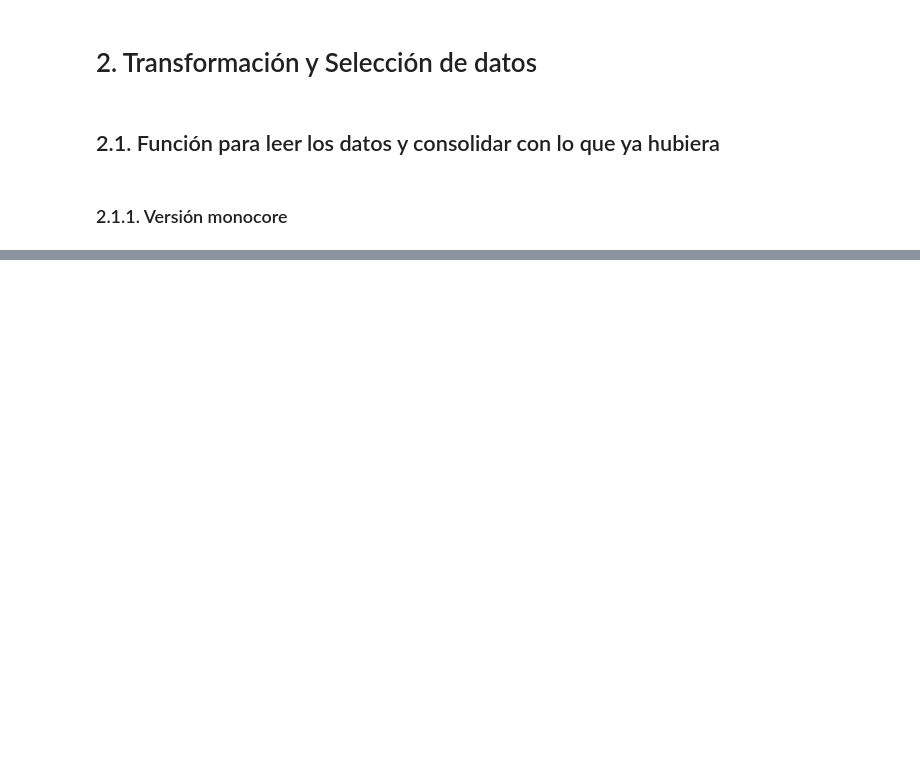
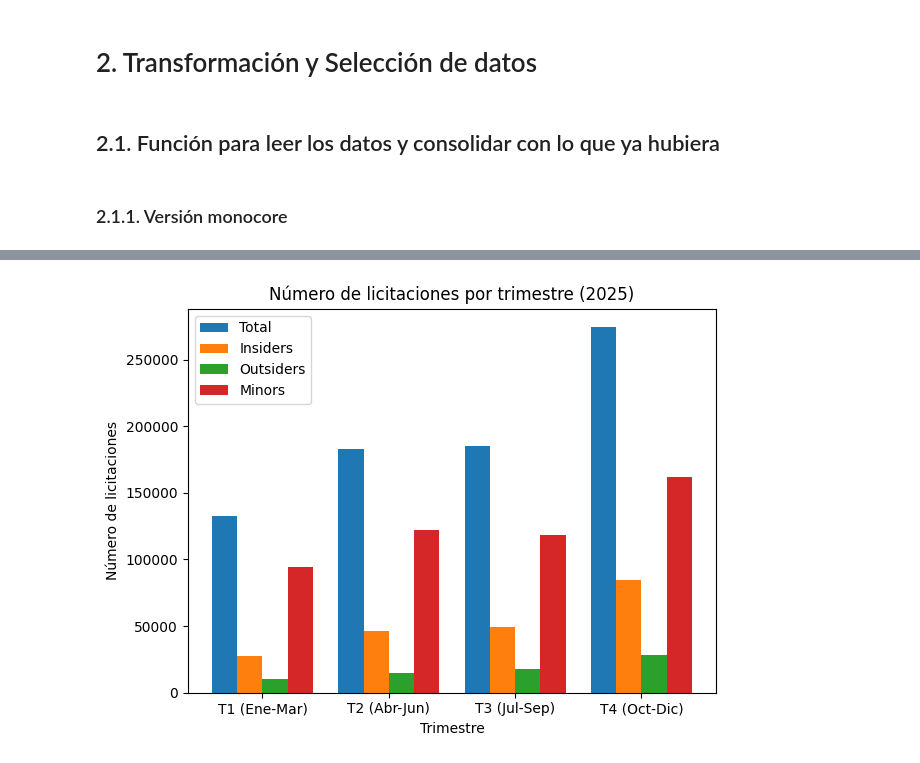
Before and after one commit to jeroarenas/PLACEingest, a Jupyter notebook: PLACE_analysis.ipynb, the cells around one changed output, grey strips where cells are left out. Saved outputs shown, nothing was run; the diff lists cells and outputs as text; code cells hidden in the pictures; blank space fills up the shorter version.

```diff
--- a/PLACE_analysis.ipynb
+++ b/PLACE_analysis.ipynb
@@ -2405,0 +1896,23 @@ Index(['id', 'link', 'summary', 'objective', 'updated', 'expedient',
+# %%
+import numpy as np
+import matplotlib.pyplot as plt
+
+labels = agg_total_2025["trimestre"].values
+x = np.arange(len(labels))
+width = 0.2
+
+plt.figure()
+plt.bar(x - 1.5*width, agg_total_2025["n_licitaciones"], width)
+plt.bar(x - 0.5*width, agg_in_2025["n_licitaciones"], width)
+plt.bar(x + 0.5*width, agg_out_2025["n_licitaciones"], width)
+plt.bar(x + 1.5*width, agg_min_2025["n_licitaciones"], width)
+
+plt.xticks(x, labels)
+plt.title("Número de licitaciones por trimestre (2025)")
+plt.xlabel("Trimestre")
+plt.ylabel("Número de licitaciones")
+plt.legend(["Total", "Insiders", "Outsiders", "Minors"])
+plt.tight_layout()
+plt.show()
+# %% [output]
+[figure, added]
```
Also changed, not shown: parts of 106 cells of this notebook.
